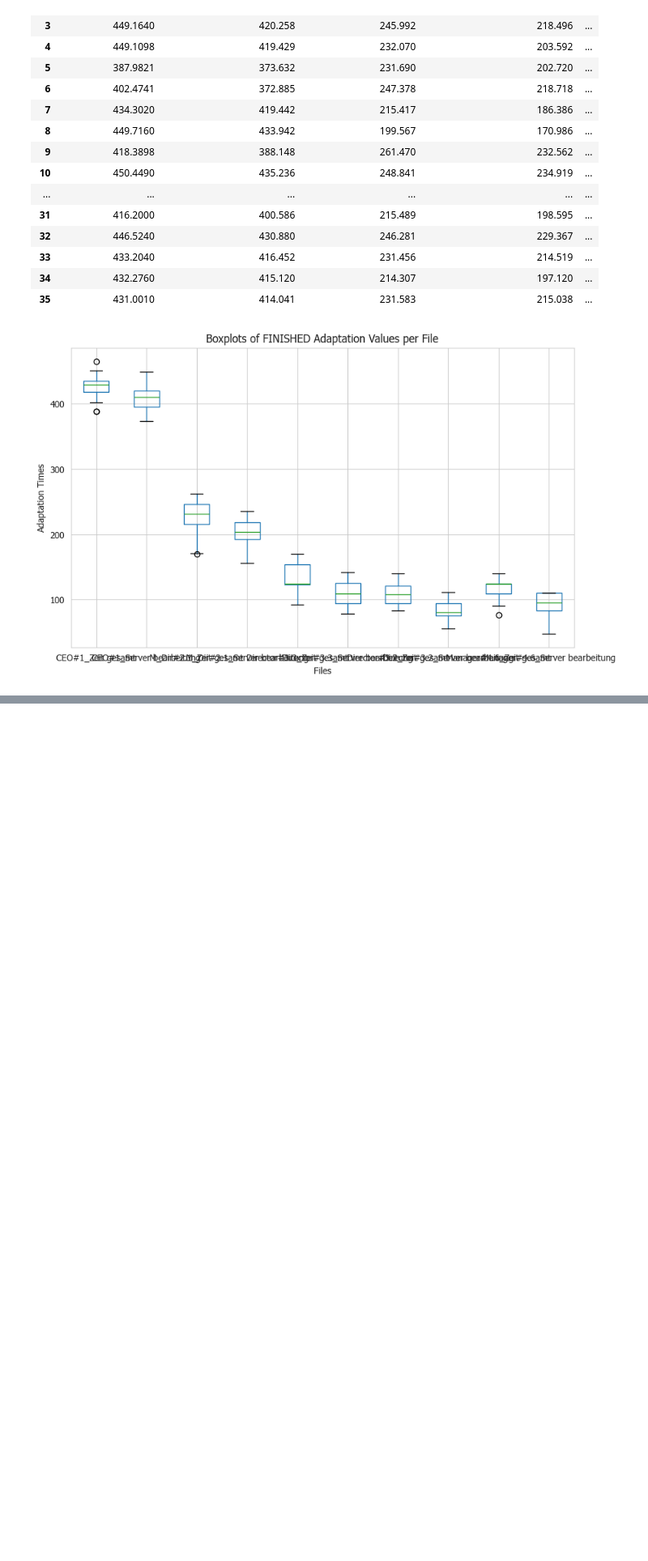
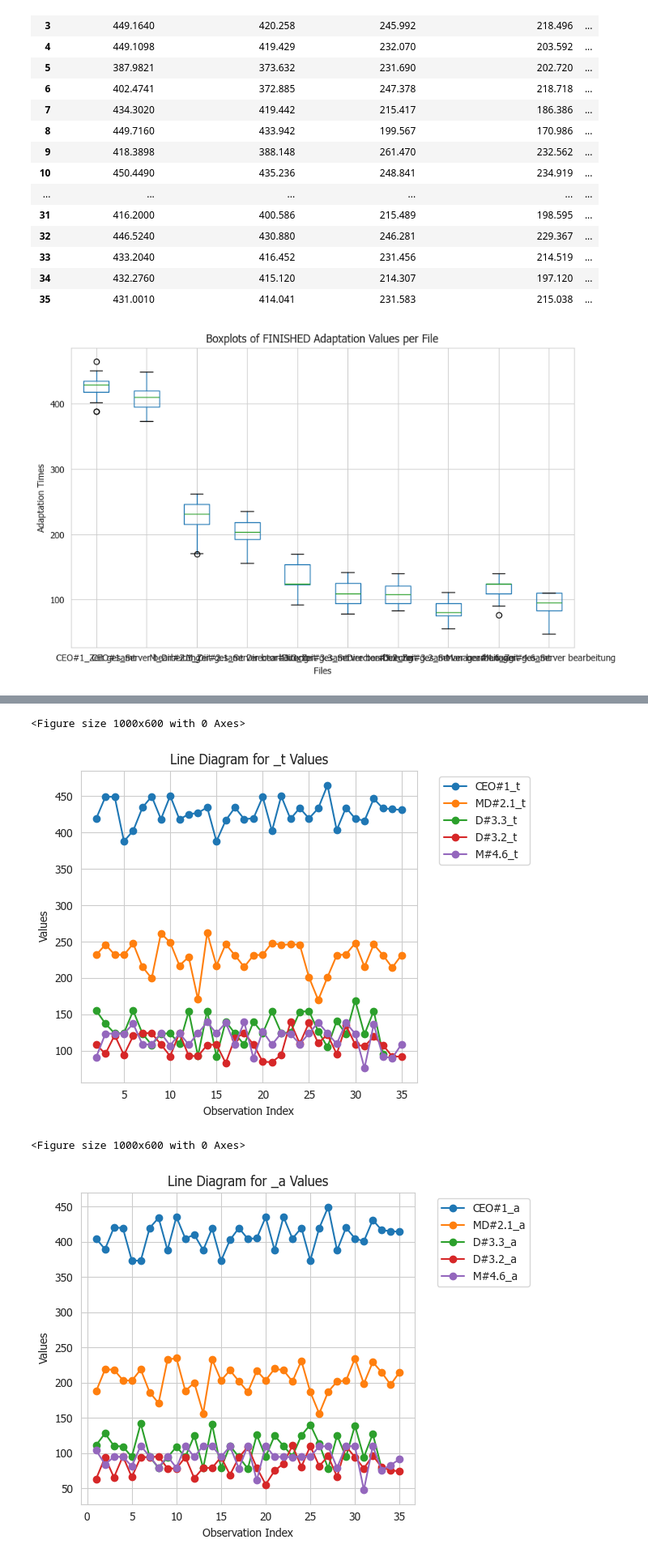
Before and after one commit to jku-lit-scsl/ecsa25_safer-d_uc-1, a Jupyter notebook: eval/02_uc-2_sec_lvl_eval.ipynb, the cells around one changed output, grey strips where cells are left out. Shown at 81% size. Drawn from its saved outputs; the diff is of its cells as text; code cells hidden in the pictures; blank space fills up the shorter version.

```diff
--- a/eval/02_uc-2_sec_lvl_eval.ipynb
+++ b/eval/02_uc-2_sec_lvl_eval.ipynb
@@ -241,0 +261,30 @@ Manager#4.6_Server bearbeitung   109.742000  110.575
+# %%
+
+# Filter columns for "_t" and "_a" values
+t_values = df.filter(like="_t")
+a_values = df.filter(like="_a")
+
+# Plot "_t" values
+plt.figure(figsize=(10, 6))
+t_values.plot(kind='line', marker='o')
+plt.title('Line Diagram for _t Values')
+plt.xlabel('Observation Index')
+plt.ylabel('Values')
+plt.legend(t_values.columns, bbox_to_anchor=(1.05, 1), loc='upper left')
+plt.tight_layout()
+plt.show()
+
+# Plot "_a" values
+plt.figure(figsize=(10, 6))
+a_values.plot(kind='line', marker='o')
+plt.title('Line Diagram for _a Values')
+plt.xlabel('Observation Index')
+plt.ylabel('Values')
+plt.legend(a_values.columns, bbox_to_anchor=(1.05, 1), loc='upper left')
+plt.tight_layout()
+plt.show()
+# %% [output]
+<Figure size 1000x600 with 0 Axes>
+[figure, added]
+<Figure size 1000x600 with 0 Axes>
+[figure, added]
```
Also changed, not shown: parts of 8 cells of this notebook, 3 other files.
